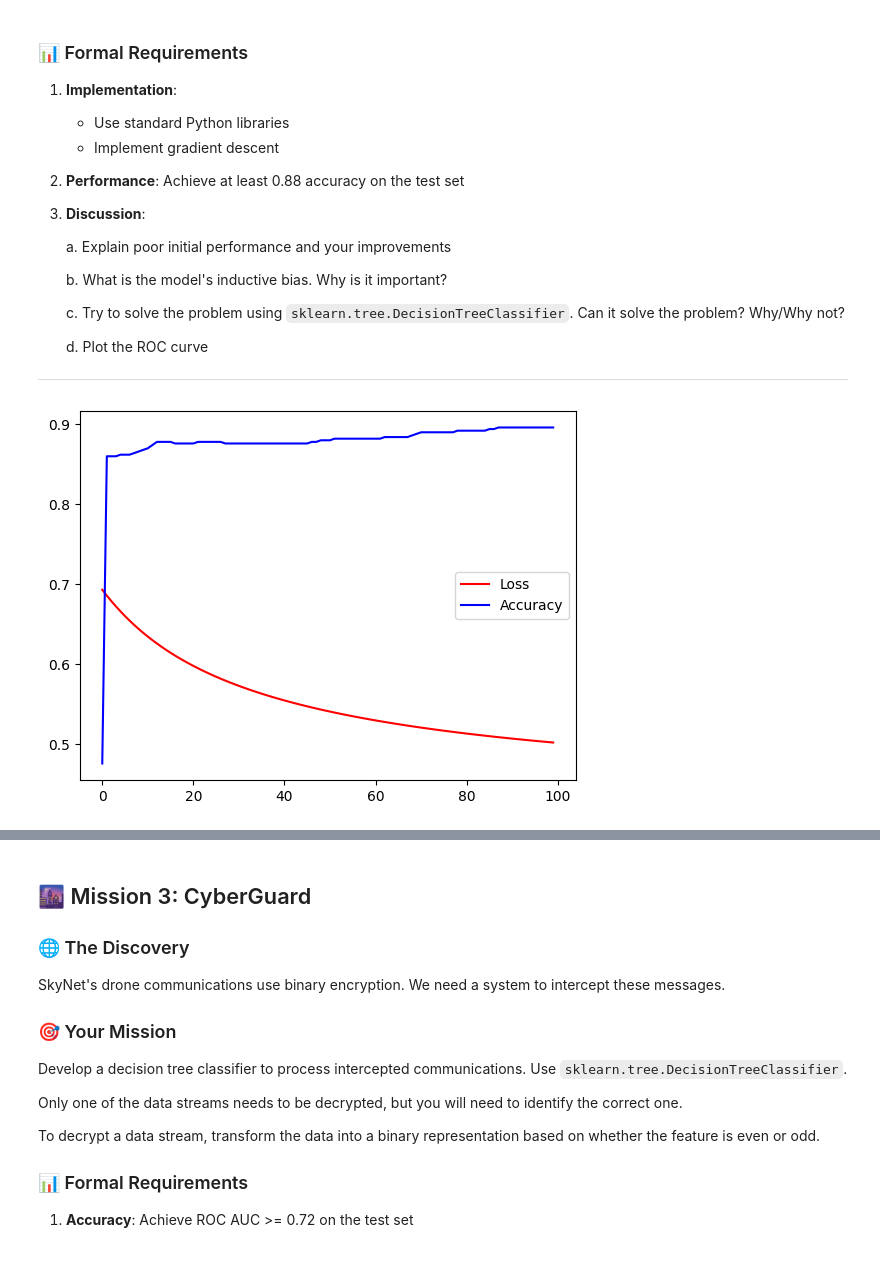
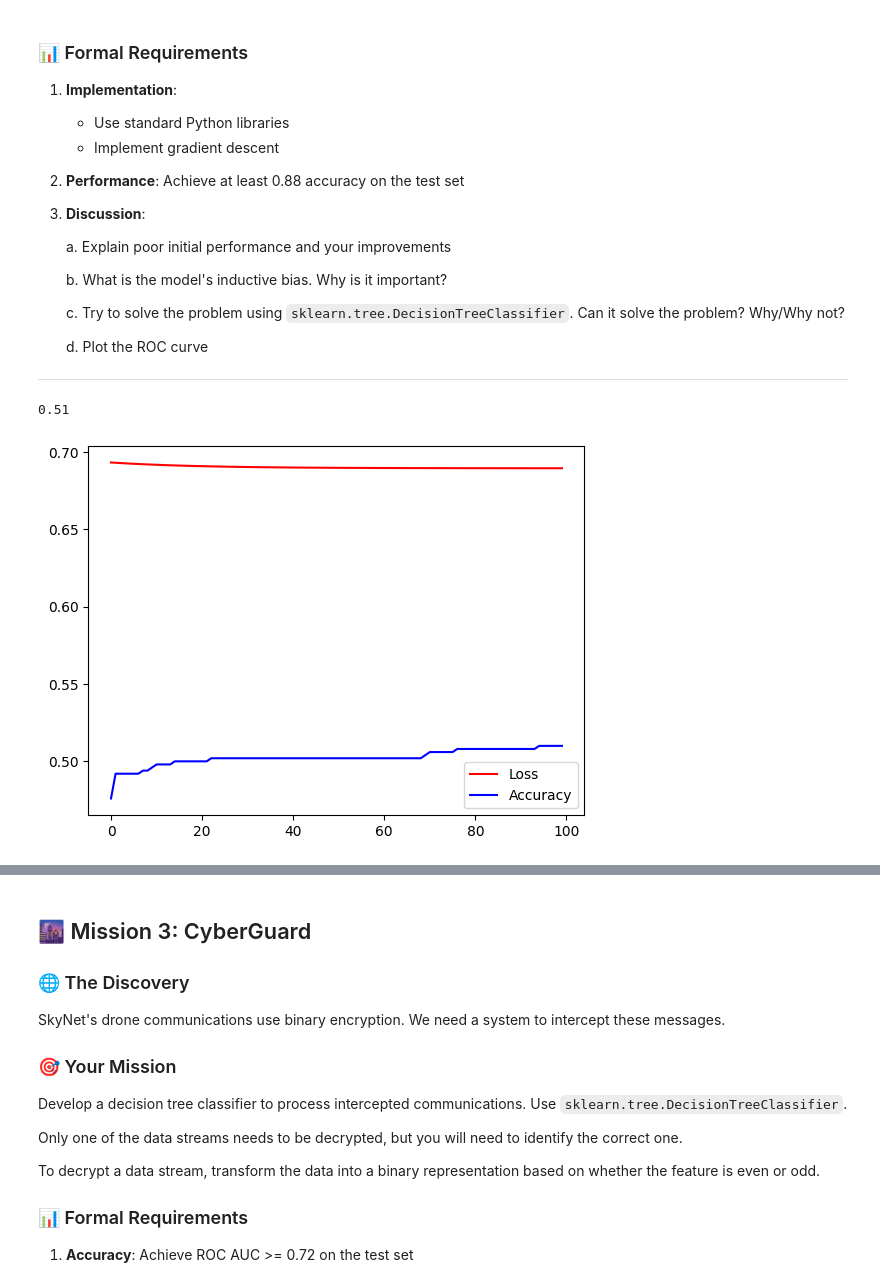
Before and after one commit to kaamyashinde/supervised-learning, a Jupyter notebook: Chapter_1.ipynb, the cells around one changed output, grey strips where cells are left out. Cells and saved outputs as stored; diff of their text form; code cells hidden in the pictures.

Commit message:
look at diff between before and after feature engineering

```diff
--- a/Chapter_1.ipynb
+++ b/Chapter_1.ipynb
@@ -135,6 +135,9 @@ We've intercepted two types of signals that may determine SkyNet's next moves.
 
 ---
 # %%
+import pandas as pd
+import numpy as np
+import matplotlib.pyplot as plt
 from logistic_regression import LogisticRegression
 
 data = pd.read_csv('mission2.csv')
@@ -151,17 +154,21 @@ y_test = test["y"].to_numpy(dtype=float)
 
 
 train_epochs = 100
-
-logreg = LogisticRegression(epochs=train_epochs)
-
-logreg.fit(X_train, y_train)
-
-
-
-epoch_list = np.arange(0, train_epochs, 1)
-plt.plot(epoch_list, logreg.losses, c='red', label="Loss")
-plt.plot(epoch_list, logreg.train_accuracies, c="blue", label="Accuracy")
-plt.legend()
-plt.show()
-# %% [output]
-[figure, removed]
+# %%
+# Try without feature engineering:
+
+logreg = LogisticRegression(epochs=train_epochs, apply_feature_engineering=False)
+
+logreg.fit(X_train, y_train)
+
+print(logreg.train_accuracies[-1])
+
+
+epoch_list = np.arange(0, train_epochs, 1)
+plt.plot(epoch_list, logreg.losses, c='red', label="Loss")
+plt.plot(epoch_list, logreg.train_accuracies, c="blue", label="Accuracy")
+plt.legend()
+plt.show()
+# %% [output]
+0.51
+[figure, added]
```
Also changed, not shown: parts of 3 cells of this notebook, 1 other file.
